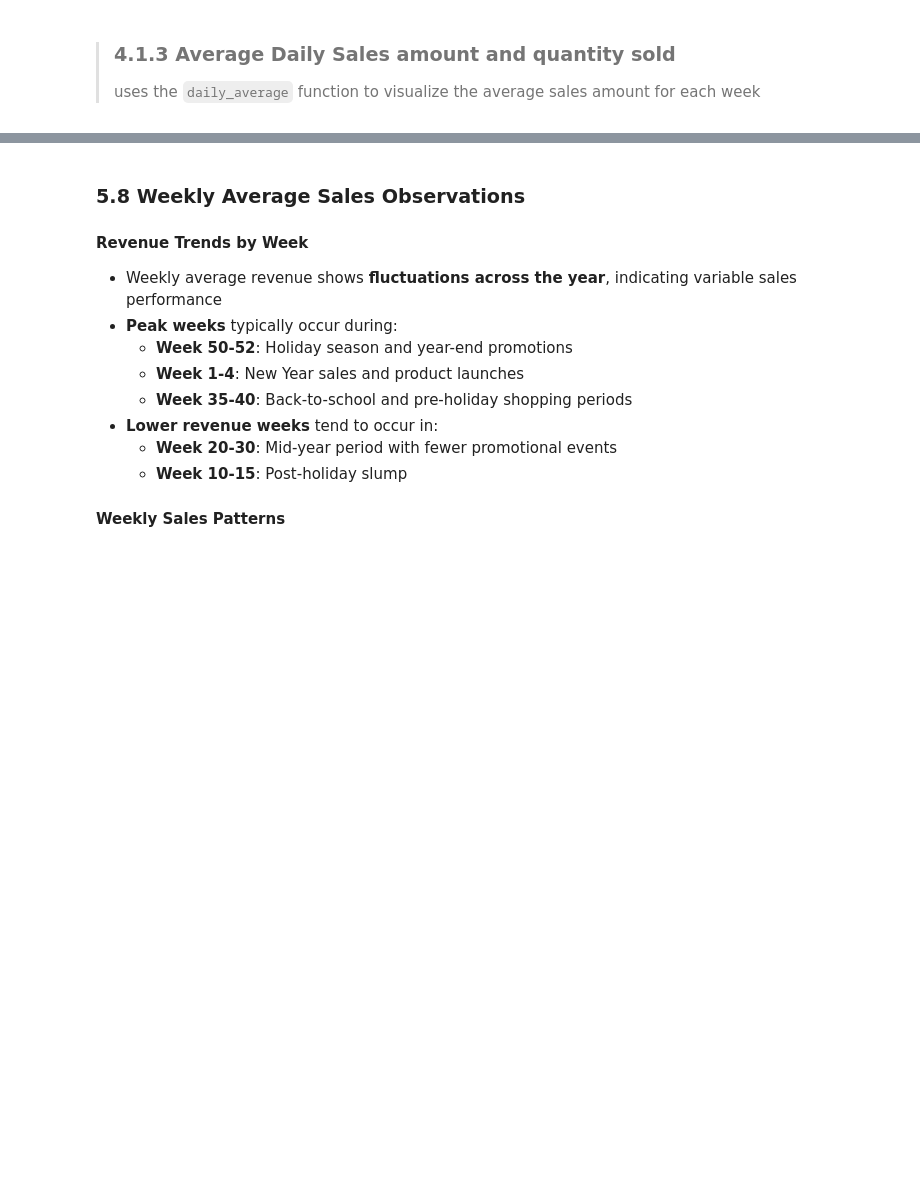
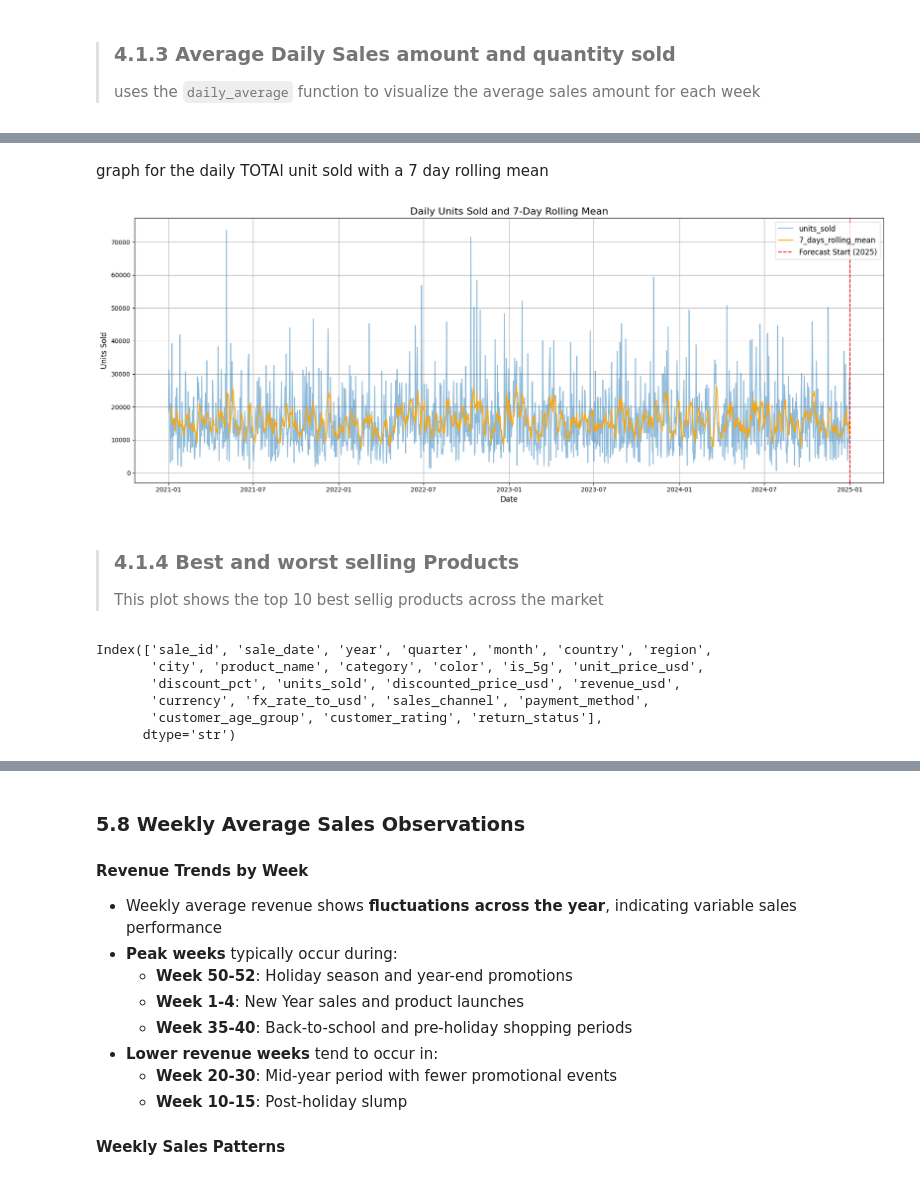
Before and after one commit to rizikilatifa/Samsung-Sales-Forecasting, a Jupyter notebook: Samsung Sales forecasting.ipynb, the cells around one changed output, grey strips where cells are left out. Cells and saved outputs as stored; diff of their text form; code cells hidden in the pictures; blank space fills up the shorter version.

```diff
--- a/Samsung Sales forecasting.ipynb
+++ b/Samsung Sales forecasting.ipynb
@@ -464,0 +505,43 @@ weekly_average_sales("units_sold")
+# %% [markdown]
+graph for the daily TOTAl unit sold with a 7 day rolling mean
+# %%
+# Full range of dates
+temp_df = data.copy()
+temp_df = temp_df.set_index('sale_date')
+
+full_range = pd.date_range(start=temp_df.index.min(), end=temp_df.index.max(), freq='D')
+
+# Reindex to include all dates, filling missing with 0
+daily_quantity = temp_df['revenue_usd'].resample('D').sum().reindex(full_range, fill_value=0)
+
+# Compute rolling mean again
+rolling_mean = daily_quantity.rolling(window=7).mean()
+
+import matplotlib.pyplot as plt
+
+plt.figure(figsize=(18, 7))
+plt.plot(daily_quantity.index, daily_quantity, label='units_sold', alpha=0.5)
+plt.plot(rolling_mean.index, rolling_mean, label="7_days_rolling_mean", color='orange')
+plt.axvline(pd.to_datetime('2025-01-01'), color='r', linestyle='--', label='Forecast Start (2025)')
+plt.legend(fontsize=12)
+plt.title('Daily Units Sold and 7-Day Rolling Mean', fontsize=16)
+plt.xlabel('Date', fontsize=12)
+plt.ylabel('Units Sold', fontsize=12)
+plt.grid(True)
+plt.tight_layout()
+plt.tick_params(labelsize=10)
+plt.show()
+# %% [output]
+[figure, added]
+# %% [markdown]
+>### 4.1.4 Best and worst selling Products
+>This plot shows the top 10 best sellig products across the market
+# %%
+data.columns
+# %% [output]
+Index(['sale_id', 'sale_date', 'year', 'quarter', 'month', 'country', 'region',
+       'city', 'product_name', 'category', 'color', 'is_5g', 'unit_price_usd',
+       'discount_pct', 'units_sold', 'discounted_price_usd', 'revenue_usd',
+       'currency', 'fx_rate_to_usd', 'sales_channel', 'payment_method',
+       'customer_age_group', 'customer_rating', 'return_status'],
+      dtype='str')
```
Also changed, not shown: parts of 26 cells of this notebook.
